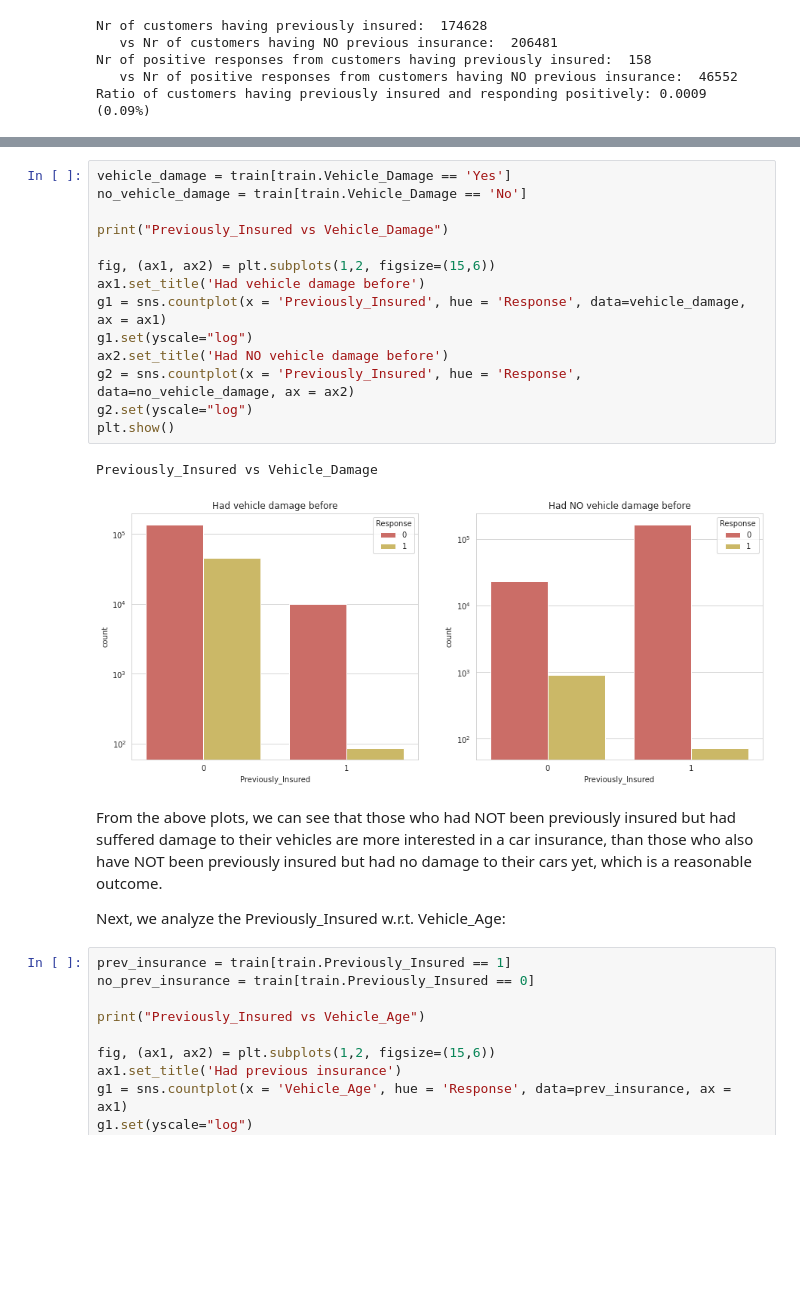
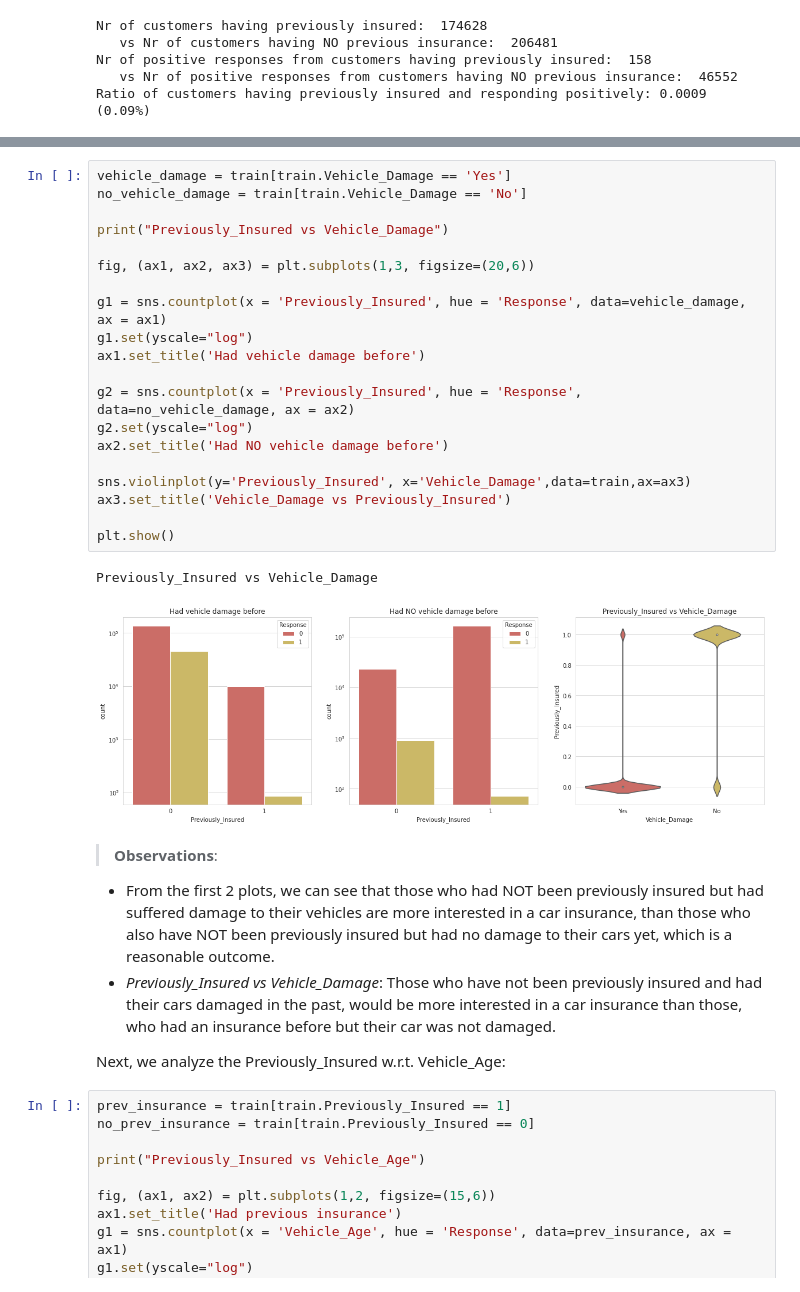
Before and after one commit to keresztesbeata/Intelligent-Systems-Lab, a Jupyter notebook: Health-Insurance-Cross-Sell-Prediction/Car_insurance.ipynb, the cells around one changed output, grey strips where cells are left out. Drawn from its saved outputs; the diff is of its cells as text; blank space fills up the shorter version.

```diff
--- a/Health-Insurance-Cross-Sell-Prediction/Car_insurance.ipynb
+++ b/Health-Insurance-Cross-Sell-Prediction/Car_insurance.ipynb
@@ -408,22 +459,30 @@ This means, that having had a car insurance previously doesn't increase the numb
 # %%
 vehicle_damage = train[train.Vehicle_Damage == 'Yes']
 no_vehicle_damage = train[train.Vehicle_Damage == 'No']
 
 print("Previously_Insured vs Vehicle_Damage")
 
-fig, (ax1, ax2) = plt.subplots(1,2, figsize=(15,6))
-ax1.set_title('Had vehicle damage before')
+fig, (ax1, ax2, ax3) = plt.subplots(1,3, figsize=(20,6))
+
 g1 = sns.countplot(x = 'Previously_Insured', hue = 'Response', data=vehicle_damage, ax = ax1)
 g1.set(yscale="log")
-ax2.set_title('Had NO vehicle damage before')
+ax1.set_title('Had vehicle damage before')
+
 g2 = sns.countplot(x = 'Previously_Insured', hue = 'Response', data=no_vehicle_damage, ax = ax2)
 g2.set(yscale="log")
+ax2.set_title('Had NO vehicle damage before')
+
+sns.violinplot(y='Previously_Insured', x='Vehicle_Damage',data=train,ax=ax3)
+ax3.set_title('Vehicle_Damage vs Previously_Insured')
+
 plt.show()
 # %% [output]
 Previously_Insured vs Vehicle_Damage
-[figure, old version]
+[figure, new version]
 # %% [markdown]
-From the above plots, we can see that those who had NOT been previously insured but had suffered damage to their vehicles are more interested in a car insurance, than those who also have NOT been previously insured but had no damage to their cars yet, which is a reasonable outcome.
+> **Observations**:
+* From the first 2 plots, we can see that those who had NOT been previously insured but had suffered damage to their vehicles are more interested in a car insurance, than those who also have NOT been previously insured but had no damage to their cars yet, which is a reasonable outcome.
+* *Previously_Insured vs Vehicle_Damage*: Those who have not been previously insured and had their cars damaged in the past, would be more interested in a car insurance than those, who had an insurance before but their car was not damaged.
 
 Next, we analyze the Previously_Insured w.r.t. Vehicle_Age:
 # %%
```
Also changed, not shown: parts of 116 cells of this notebook, 1 other file.
